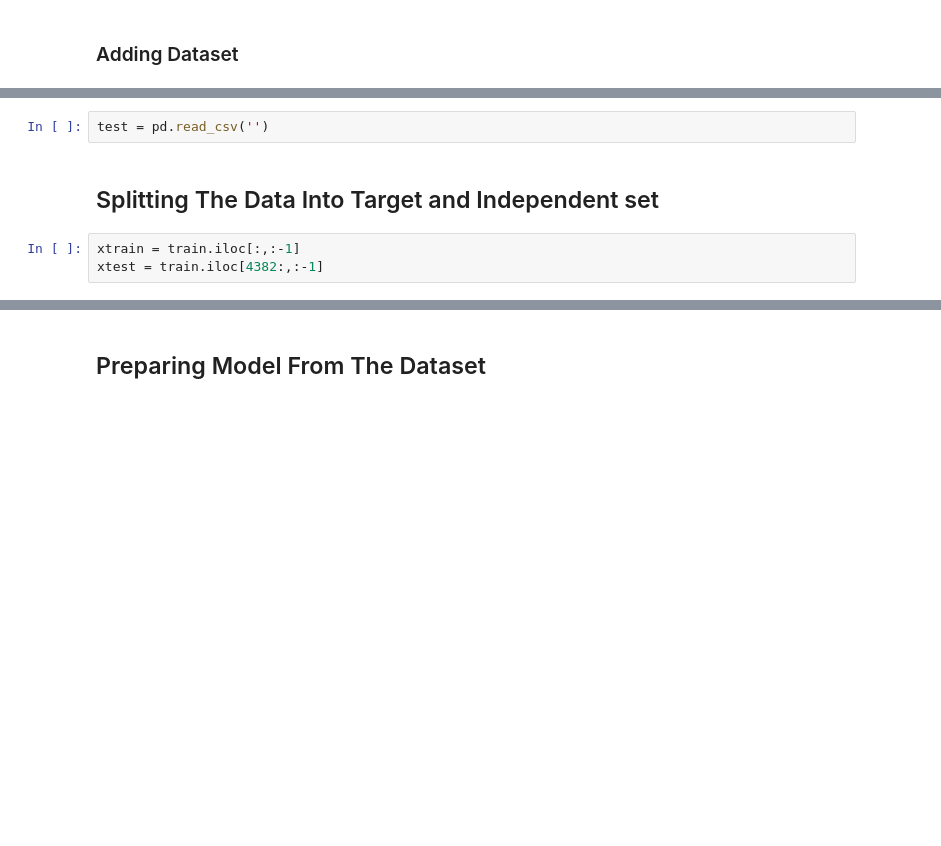
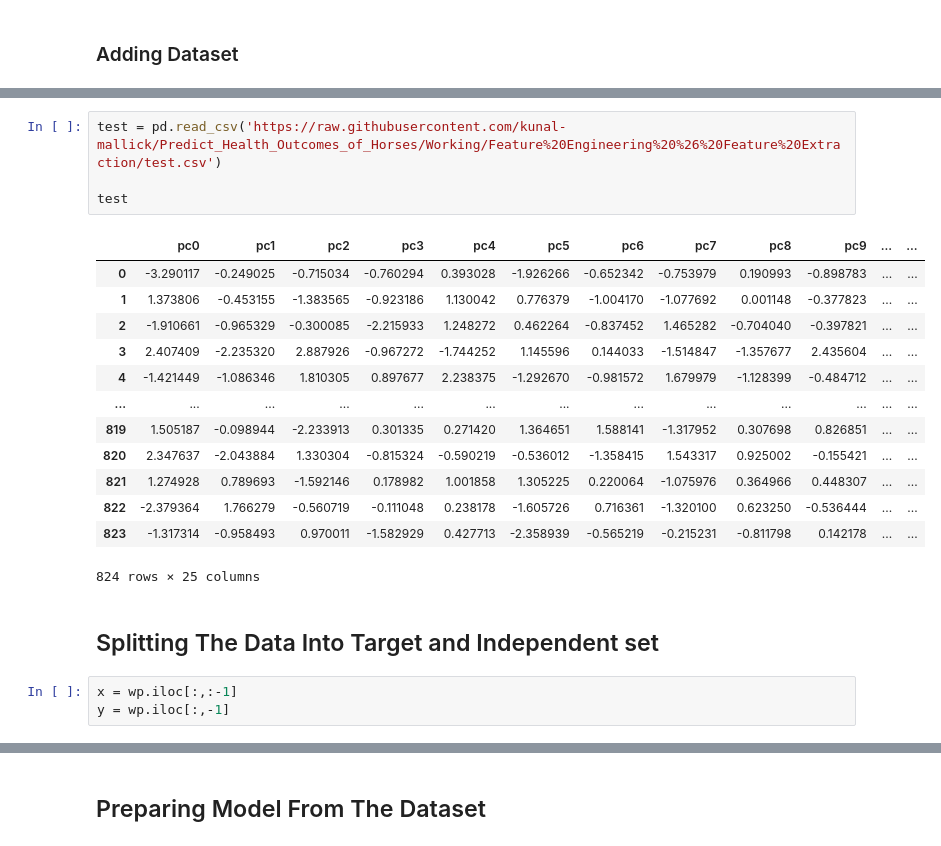
Before and after one commit to kunal-mallick/Predict_Health_Outcomes_of_Horses, a Jupyter notebook: Model Building/Model.ipynb, the cells around one changed output, grey strips where cells are left out. Saved outputs shown, nothing was run; the diff lists cells and outputs as text; blank space fills up the shorter version.

```diff
--- a/Model Building/Model.ipynb
+++ b/Model Building/Model.ipynb
@@ -50,10 +50,26 @@ train
 | 1233 | 1.561672 | -1.311203 | -1.192139 | 2.495778 | -0.982693 | 0.690153 | 0.532082 | -0.813202 | -0.626044 | 0.420870 | ... | ... |
 | 1234 | 1.581163 | -0.629418 | 0.457206 | 1.350015 | -2.197139 | 0.295781 | -0.615363 | 0.984380 | 0.886058 | -0.509219 | ... | ... |
 1235 rows × 26 columns
-# %%
-test = pd.read_csv('')
+# %%
+test = pd.read_csv('https://raw.githubusercontent.com/kunal-mallick/Predict_Health_Outcomes_of_Horses/Working/Feature%20Engineering%20%26%20Feature%20Extraction/test.csv')
+
+test
+# %% [output]
+|  | pc0 | pc1 | pc2 | pc3 | pc4 | pc5 | pc6 | pc7 | pc8 | pc9 | ... | ... |
+| 0 | -3.290117 | -0.249025 | -0.715034 | -0.760294 | 0.393028 | -1.926266 | -0.652342 | -0.753979 | 0.190993 | -0.898783 | ... | ... |
+| 1 | 1.373806 | -0.453155 | -1.383565 | -0.923186 | 1.130042 | 0.776379 | -1.004170 | -1.077692 | 0.001148 | -0.377823 | ... | ... |
+| 2 | -1.910661 | -0.965329 | -0.300085 | -2.215933 | 1.248272 | 0.462264 | -0.837452 | 1.465282 | -0.704040 | -0.397821 | ... | ... |
+| 3 | 2.407409 | -2.235320 | 2.887926 | -0.967272 | -1.744252 | 1.145596 | 0.144033 | -1.514847 | -1.357677 | 2.435604 | ... | ... |
+| 4 | -1.421449 | -1.086346 | 1.810305 | 0.897677 | 2.238375 | -1.292670 | -0.981572 | 1.679979 | -1.128399 | -0.484712 | ... | ... |
+| ... | ... | ... | ... | ... | ... | ... | ... | ... | ... | ... | ... | ... |
+| 819 | 1.505187 | -0.098944 | -2.233913 | 0.301335 | 0.271420 | 1.364651 | 1.588141 | -1.317952 | 0.307698 | 0.826851 | ... | ... |
+| 820 | 2.347637 | -2.043884 | 1.330304 | -0.815324 | -0.590219 | -0.536012 | -1.358415 | 1.543317 | 0.925002 | -0.155421 | ... | ... |
+| 821 | 1.274928 | 0.789693 | -1.592146 | 0.178982 | 1.001858 | 1.305225 | 0.220064 | -1.075976 | 0.364966 | 0.448307 | ... | ... |
+| 822 | -2.379364 | 1.766279 | -0.560719 | -0.111048 | 0.238178 | -1.605726 | 0.716361 | -1.320100 | 0.623250 | -0.536444 | ... | ... |
+| 823 | -1.317314 | -0.958493 | 0.970011 | -1.582929 | 0.427713 | -2.358939 | -0.565219 | -0.215231 | -0.811798 | 0.142178 | ... | ... |
+824 rows × 25 columns
 # %% [markdown]
 ## Splitting The Data Into Target and Independent set
 # %%
-xtrain = train.iloc[:,:-1]
-xtest = train.iloc[4382:,:-1]
+x = wp.iloc[:,:-1]
+y = wp.iloc[:,-1]
```
Also changed, not shown: parts of 45 cells of this notebook, 1 other file.
